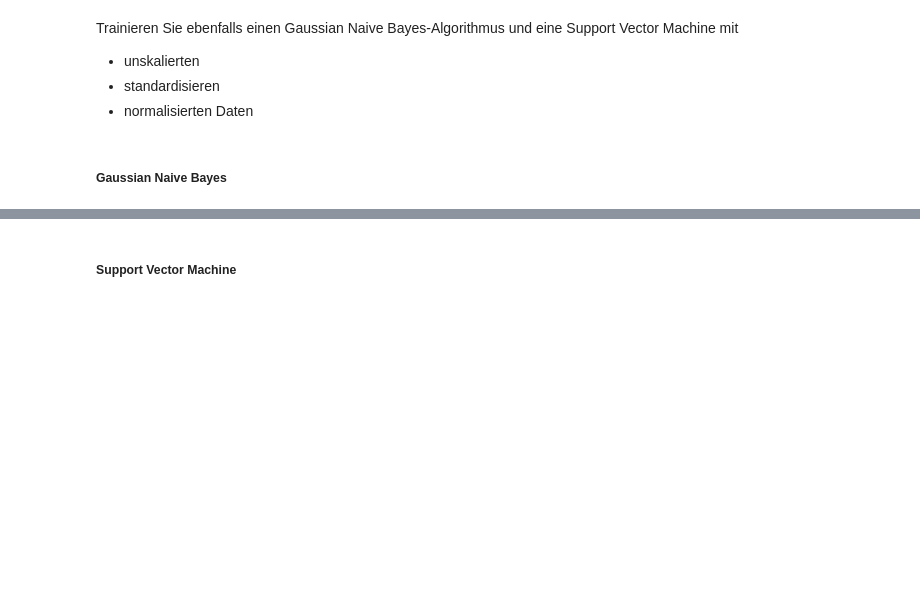
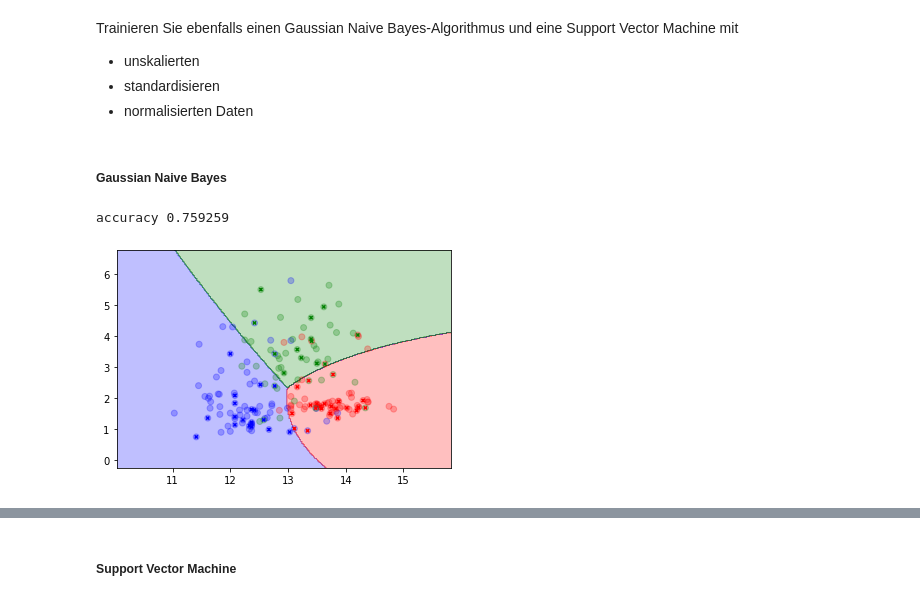
Before and after one commit to Aafaaq77/EinblickeMachineLearning, a Jupyter notebook: 07_skalierung_aufgabe.ipynb, the cells around one changed output, grey strips where cells are left out. Cells and saved outputs as stored; diff of their text form; code cells hidden in the pictures; blank space fills up the shorter version.

```diff
--- a/07_skalierung_aufgabe.ipynb
+++ b/07_skalierung_aufgabe.ipynb
@@ -304,4 +323,14 @@ Daten
 # %% [markdown]
 ##### Gaussian Naive Bayes
 # %%
-#code hier
+from sklearn.naive_bayes import GaussianNB
+
+clf = GaussianNB()
+clf.fit(X_train, y_train)
+evaluate_ergebnis(clf, X_test, y_test)
+# %% [output]
+accuracy 0.759259
+# %%
+plot_ergebnis(X_train, y_train, X_test, clf)
+# %% [output]
+[figure, added]
```
Also changed, not shown: parts of 18 cells of this notebook.
